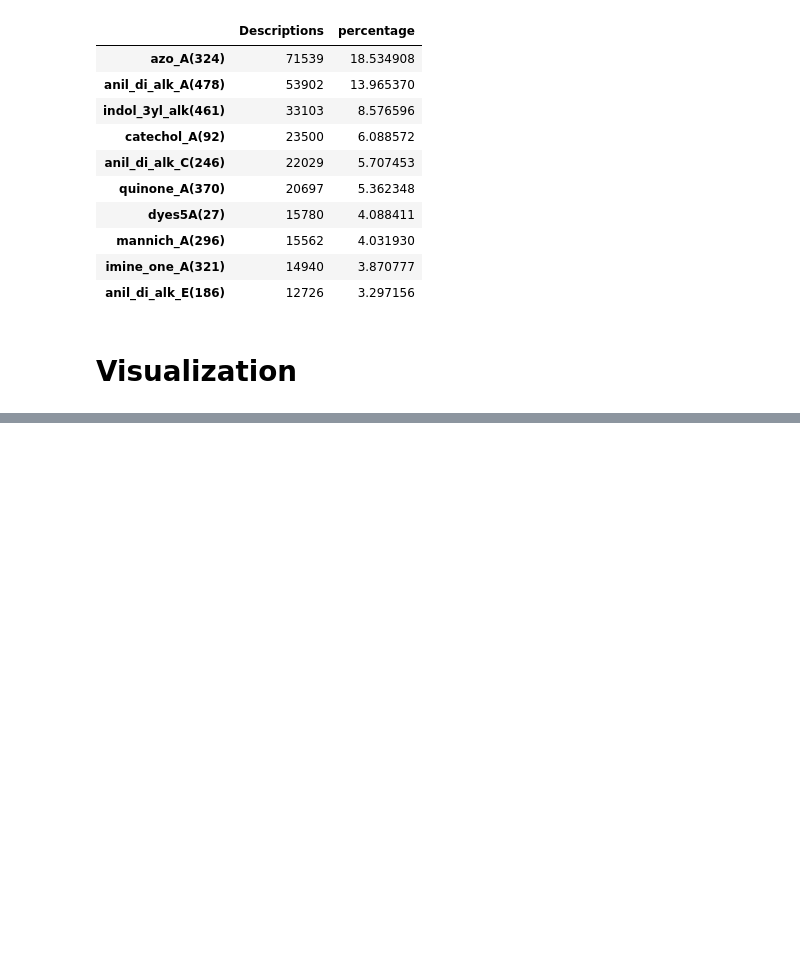
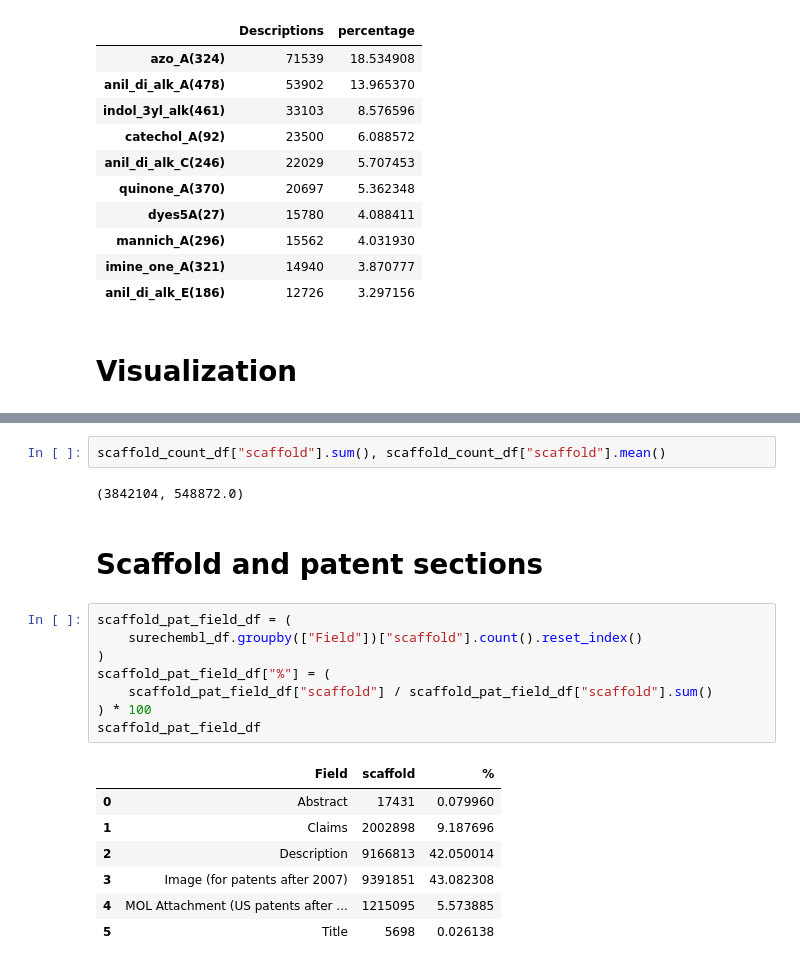
Before and after one commit to Fraunhofer-ITMP/patent-clinical-candidate-characteristics, a Jupyter notebook: notebooks/3_3_structure_charcterstics.ipynb, the cells around one changed output, grey strips where cells are left out. Drawn from its saved outputs; the diff is of its cells as text; blank space fills up the shorter version.

```diff
--- a/notebooks/3_3_structure_charcterstics.ipynb
+++ b/notebooks/3_3_structure_charcterstics.ipynb
@@ -197,0 +224,22 @@ plt.show()
+# %%
+scaffold_count_df["scaffold"].sum(), scaffold_count_df["scaffold"].mean()
+# %% [output]
+(3842104, 548872.0)
+# %% [markdown]
+# Scaffold and patent sections
+# %%
+scaffold_pat_field_df = (
+    surechembl_df.groupby(["Field"])["scaffold"].count().reset_index()
+)
+scaffold_pat_field_df["%"] = (
+    scaffold_pat_field_df["scaffold"] / scaffold_pat_field_df["scaffold"].sum()
+) * 100
+scaffold_pat_field_df
+# %% [output]
+|  | Field | scaffold | % |
+| 0 | Abstract | 17431 | 0.079960 |
+| 1 | Claims | 2002898 | 9.187696 |
+| 2 | Description | 9166813 | 42.050014 |
+| 3 | Image (for patents after 2007) | 9391851 | 43.082308 |
+| 4 | MOL Attachment (US patents after ... | 1215095 | 5.573885 |
+| 5 | Title | 5698 | 0.026138 |
```
Also changed, not shown: parts of 19 cells of this notebook, 1 other file.
